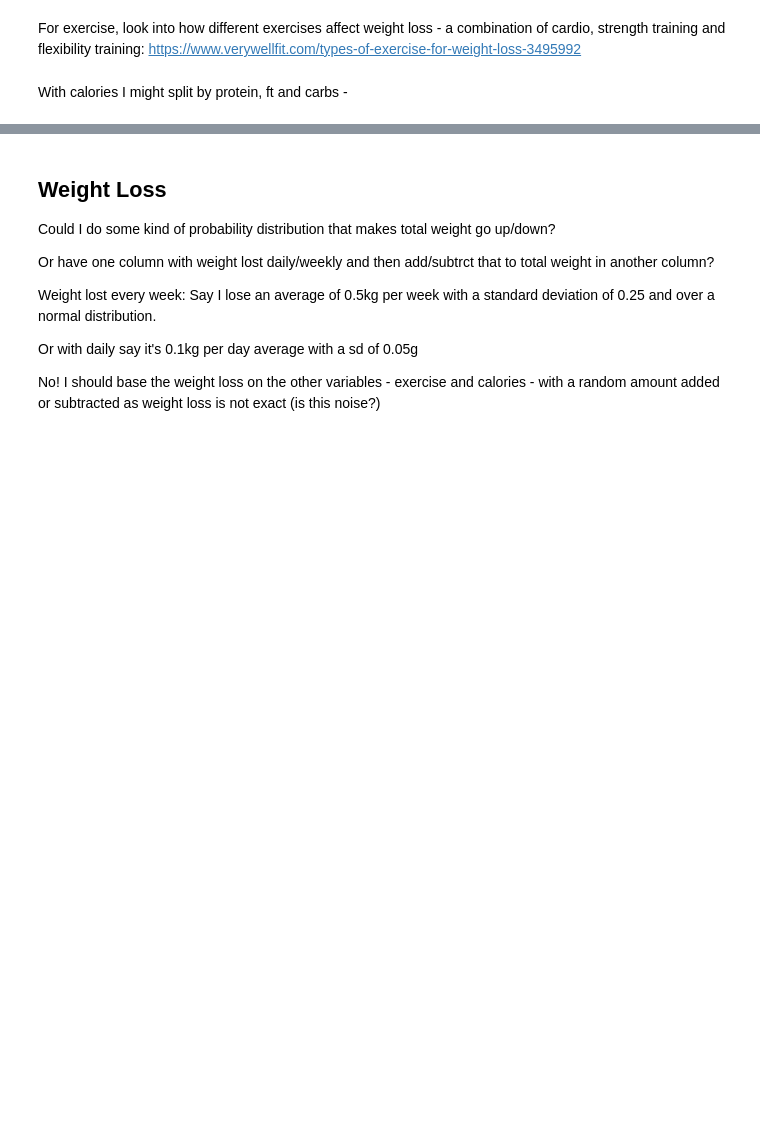
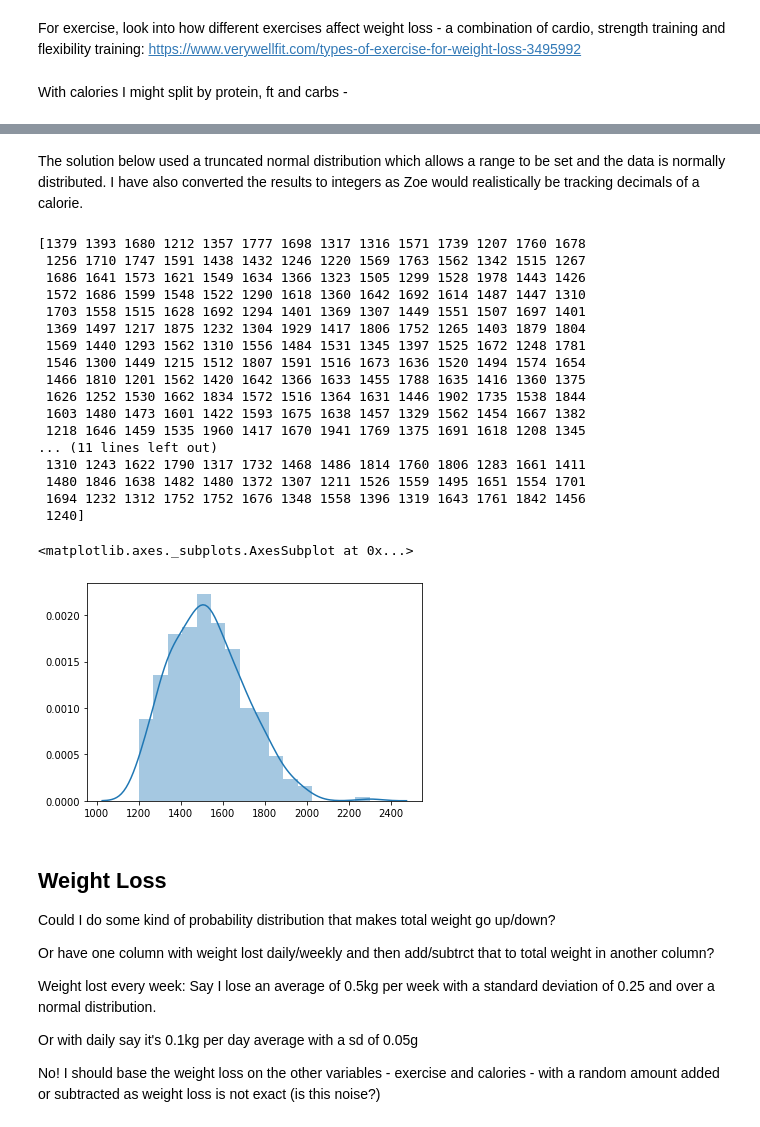
Before and after one commit to jennifer-ryan/data-set-simulation, a Jupyter notebook: Dataset Simulation.ipynb, the cells around one changed output, grey strips where cells are left out. Saved outputs shown, nothing was run; the diff lists cells and outputs as text; code cells hidden in the pictures; blank space fills up the shorter version.

```diff
--- a/Dataset Simulation.ipynb
+++ b/Dataset Simulation.ipynb
@@ -104,3 +167,48 @@ With calories I might split by protein, ft and carbs -
+# %% [markdown]
+The solution below used a truncated normal distribution which allows a range to be set and the data is normally distributed. I have also converted the results to integers as Zoe would realistically be tracking decimals of a calorie.
+# %%
+# https://stackoverflow.com/a/18444710
+# https://stackoverflow.com/a/53948014
+
+# The lowest
+low = 1200
+high = 2500
+mu = 1500
+sigma = 200
+
+x = stats.truncnorm((low - mu) / sigma, (high - mu) / sigma, loc=mu, scale=sigma)
+
+
+# https://docs.scipy.org/doc/scipy-0.15.1/reference/generated/scipy.stats.truncnorm.html
+
+calories_in = x.rvs(365)
+
+# https://stackoverflow.com/a/37411711
+calories_in = calories_in.astype(int)
+calories_in
+
+print(calories_in)
+sns.distplot(calories_in)
+# %% [output]
+[1379 1393 1680 1212 1357 1777 1698 1317 1316 1571 1739 1207 1760 1678
+ 1256 1710 1747 1591 1438 1432 1246 1220 1569 1763 1562 1342 1515 1267
+ 1686 1641 1573 1621 1549 1634 1366 1323 1505 1299 1528 1978 1443 1426
+ 1572 1686 1599 1548 1522 1290 1618 1360 1642 1692 1614 1487 1447 1310
+ 1703 1558 1515 1628 1692 1294 1401 1369 1307 1449 1551 1507 1697 1401
+ 1369 1497 1217 1875 1232 1304 1929 1417 1806 1752 1265 1403 1879 1804
+ 1569 1440 1293 1562 1310 1556 1484 1531 1345 1397 1525 1672 1248 1781
+ 1546 1300 1449 1215 1512 1807 1591 1516 1673 1636 1520 1494 1574 1654
+ 1466 1810 1201 1562 1420 1642 1366 1633 1455 1788 1635 1416 1360 1375
+ 1626 1252 1530 1662 1834 1572 1516 1364 1631 1446 1902 1735 1538 1844
+ 1603 1480 1473 1601 1422 1593 1675 1638 1457 1329 1562 1454 1667 1382
+ 1218 1646 1459 1535 1960 1417 1670 1941 1769 1375 1691 1618 1208 1345
+... (11 lines left out)
+ 1310 1243 1622 1790 1317 1732 1468 1486 1814 1760 1806 1283 1661 1411
+ 1480 1846 1638 1482 1480 1372 1307 1211 1526 1559 1495 1651 1554 1701
+ 1694 1232 1312 1752 1752 1676 1348 1558 1396 1319 1643 1761 1842 1456
+ 1240]
+<matplotlib.axes._subplots.AxesSubplot at 0x...>
+[figure, added]
 # %% [markdown]
 ## Weight Loss
 
```
Also changed, not shown: parts of 20 cells of this notebook.
